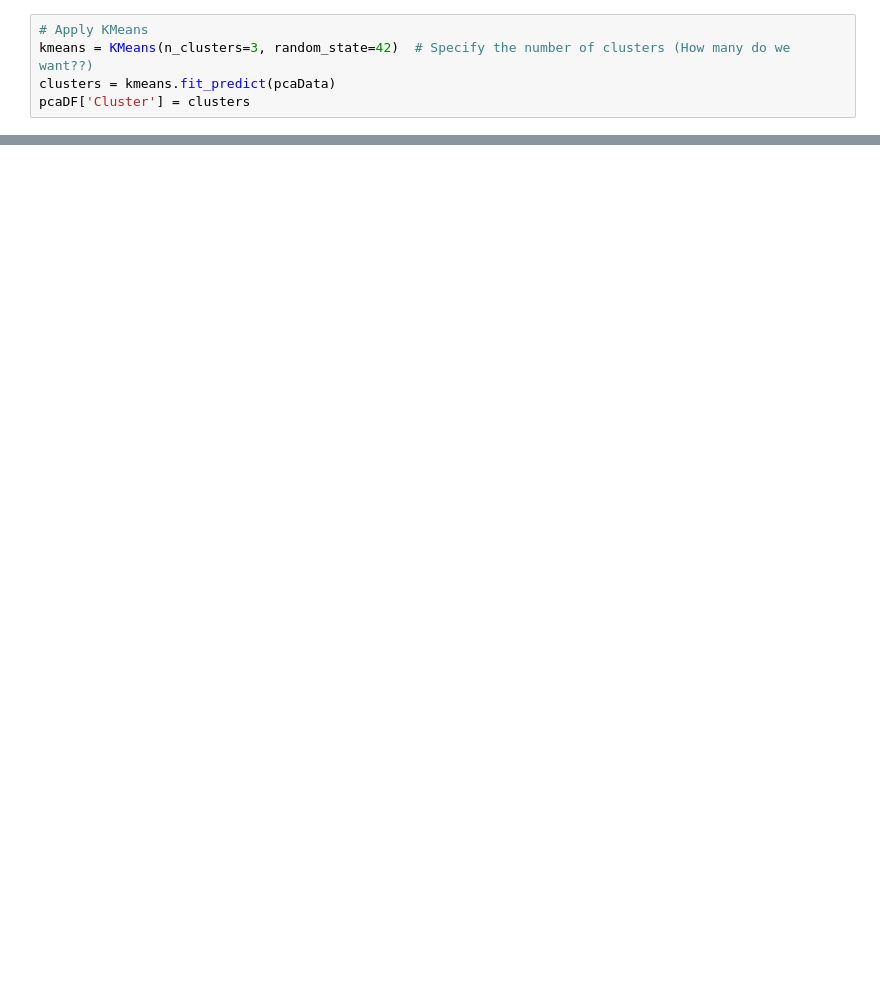
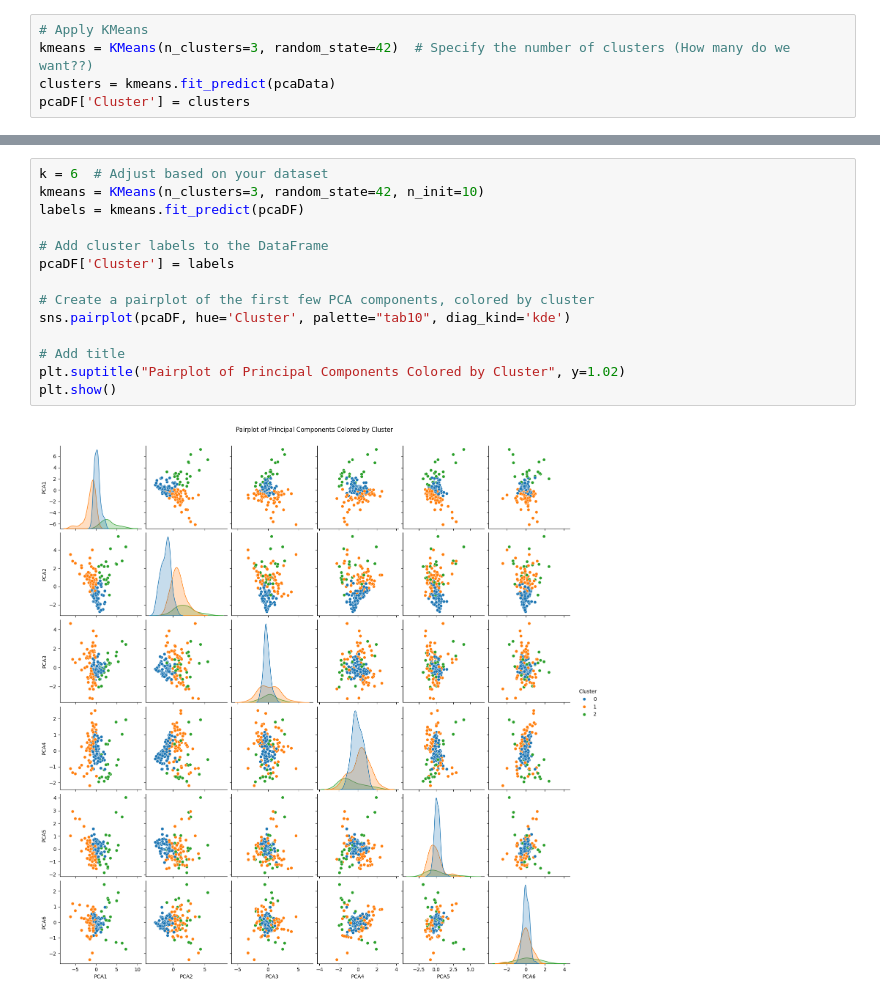
Before and after one commit to lamkin1/Acoustic-Space-Boiling, a Jupyter notebook: Clustering/Scripts/Clustering.ipynb, the cells around one changed output, grey strips where cells are left out. Cells and saved outputs as stored; diff of their text form; blank space fills up the shorter version.

```diff
--- a/Clustering/Scripts/Clustering.ipynb
+++ b/Clustering/Scripts/Clustering.ipynb
@@ -119,0 +126,16 @@ plt.show()
+# %%
+k = 6  # Adjust based on your dataset
+kmeans = KMeans(n_clusters=3, random_state=42, n_init=10)
+labels = kmeans.fit_predict(pcaDF)
+
+# Add cluster labels to the DataFrame
+pcaDF['Cluster'] = labels
+
+# Create a pairplot of the first few PCA components, colored by cluster
+sns.pairplot(pcaDF, hue='Cluster', palette="tab10", diag_kind='kde')
+
+# Add title
+plt.suptitle("Pairplot of Principal Components Colored by Cluster", y=1.02)
+plt.show()
+# %% [output]
+[figure, added]
```
Also changed, not shown: parts of 5 cells of this notebook.
